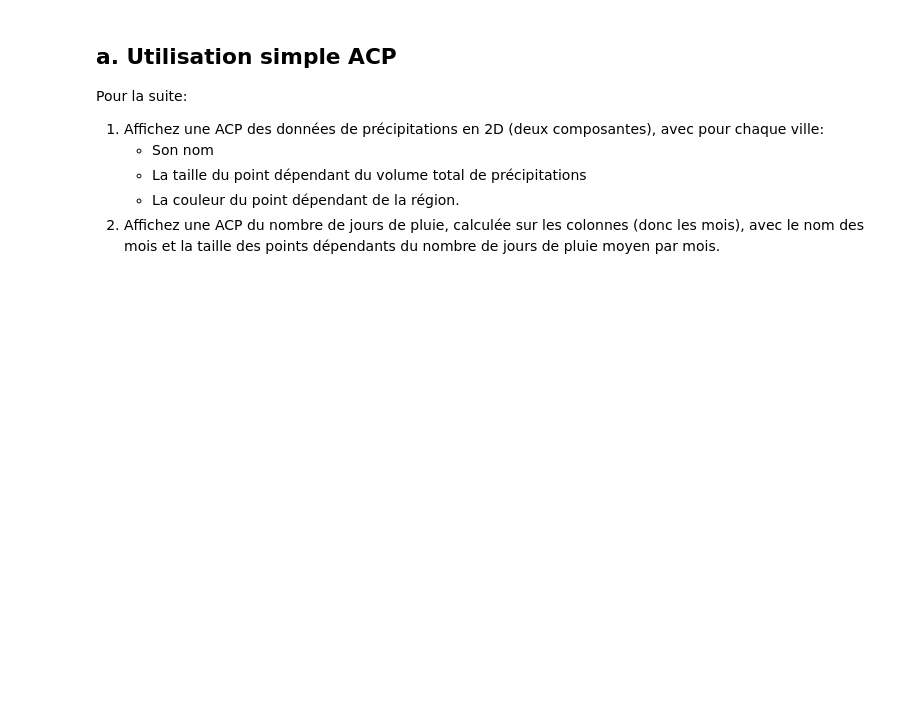
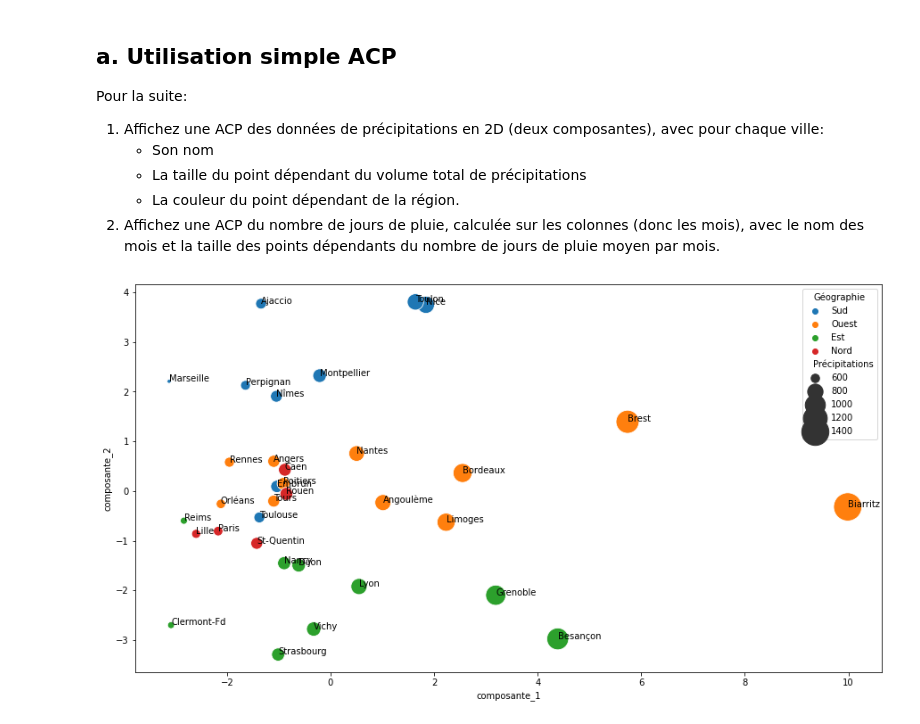
Before and after one commit to Alexandre0702/TP-Analyse-multidimentionnelle, a Jupyter notebook: TP2_sklearn.ipynb, the cells around one changed output. Drawn from its saved outputs; the diff is of its cells as text; code cells hidden in the pictures; blank space fills up the shorter version.

```diff
--- a/TP2_sklearn.ipynb
+++ b/TP2_sklearn.ipynb
@@ -427,0 +444,23 @@ Pour la suite:
+# %%
+precipitations = raw_data.iloc[:, :12]
+precipitations["Précipitations"] = raw_data["Précipitations annuelles"]
+precipitations["Géographie"] = raw_data["Géographie"]
+
+# ACP des précipitations par ville
+n_components = 2
+scaler = StandardScaler()
+X = scaler.fit_transform(precipitations.iloc[:, :12])
+
+pca = PCA(n_components=n_components, svd_solver='randomized', whiten=False)
+X = pca.fit_transform(X)
+precipitations["composante_1"] = X[:, 0]
+precipitations["composante_2"] = X[:, 1]
+#X = pca.inverse_transform(X)
+
+plt.figure(figsize=(15,8))
+sns.scatterplot(data=precipitations, x="composante_1", y="composante_2", hue="Géographie", size="Précipitations", sizes=(20,1000))
+ax = plt.gca()
+for i, (text_x,text_y) in enumerate(precipitations.iloc[:,-2:].to_numpy()):
+    ax.annotate(precipitations.index[i], (text_x,text_y))
+# %% [output]
+[figure, added]
```
Also changed, not shown: parts of 19 cells of this notebook.
